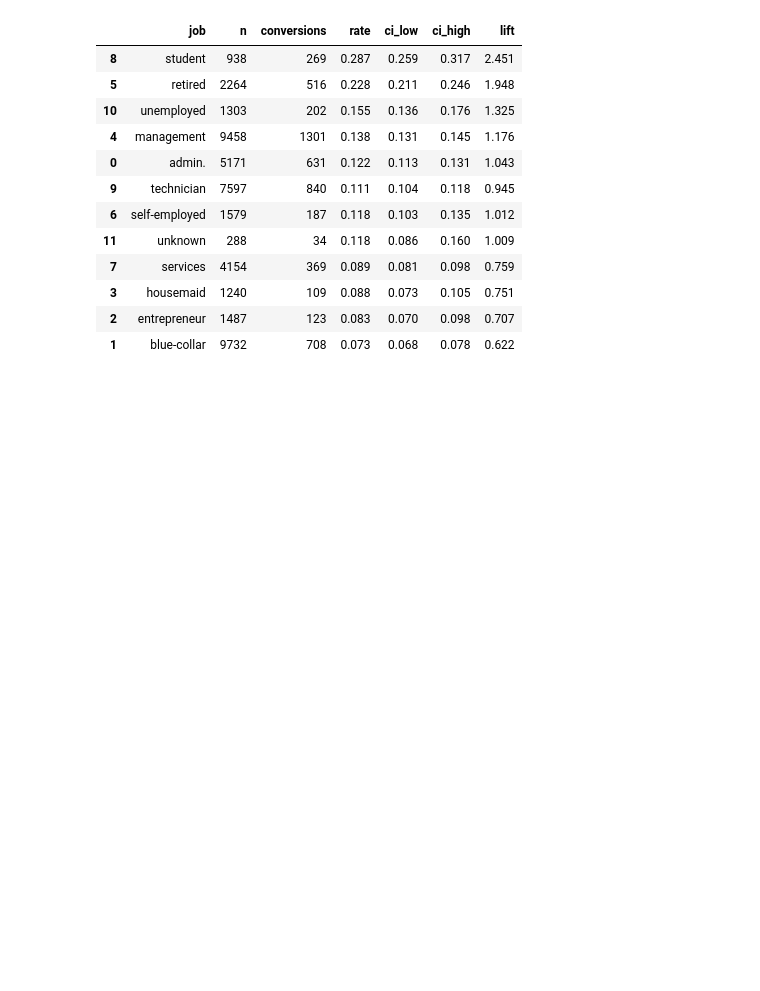
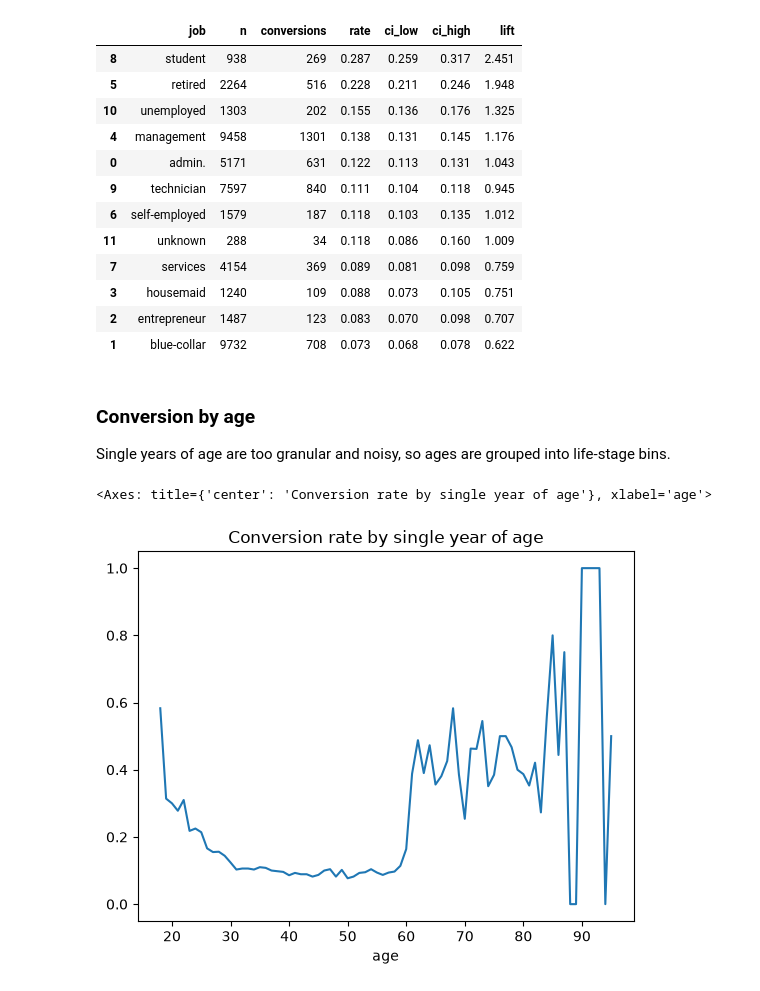
Before and after one commit to zhenyizhu672-oss/bank-telemarketing-targeting, a Jupyter notebook: analysis.ipynb, the cells around one changed output. Cells and saved outputs as stored; diff of their text form; code cells hidden in the pictures; blank space fills up the shorter version.

```diff
--- a/analysis.ipynb
+++ b/analysis.ipynb
@@ -43,3 +43,12 @@ conversion_table(df, 'job')
 | 3 | housemaid | 1240 | 109 | 0.088 | 0.073 | 0.105 | 0.751 |
 | 2 | entrepreneur | 1487 | 123 | 0.083 | 0.070 | 0.098 | 0.707 |
 | 1 | blue-collar | 9732 | 708 | 0.073 | 0.068 | 0.078 | 0.622 |
+# %% [markdown]
+### Conversion by age
+Single years of age are too granular and noisy, so ages are grouped into life-stage bins.
+# %%
+by_age = conversion_table(df, 'age').sort_values('age')
+by_age.plot(x='age', y='rate', title='Conversion rate by single year of age', legend=False)
+# %% [output]
+<Axes: title={'center': 'Conversion rate by single year of age'}, xlabel='age'>
+[figure, added]
```
Also changed, not shown: parts of 11 cells of this notebook.
